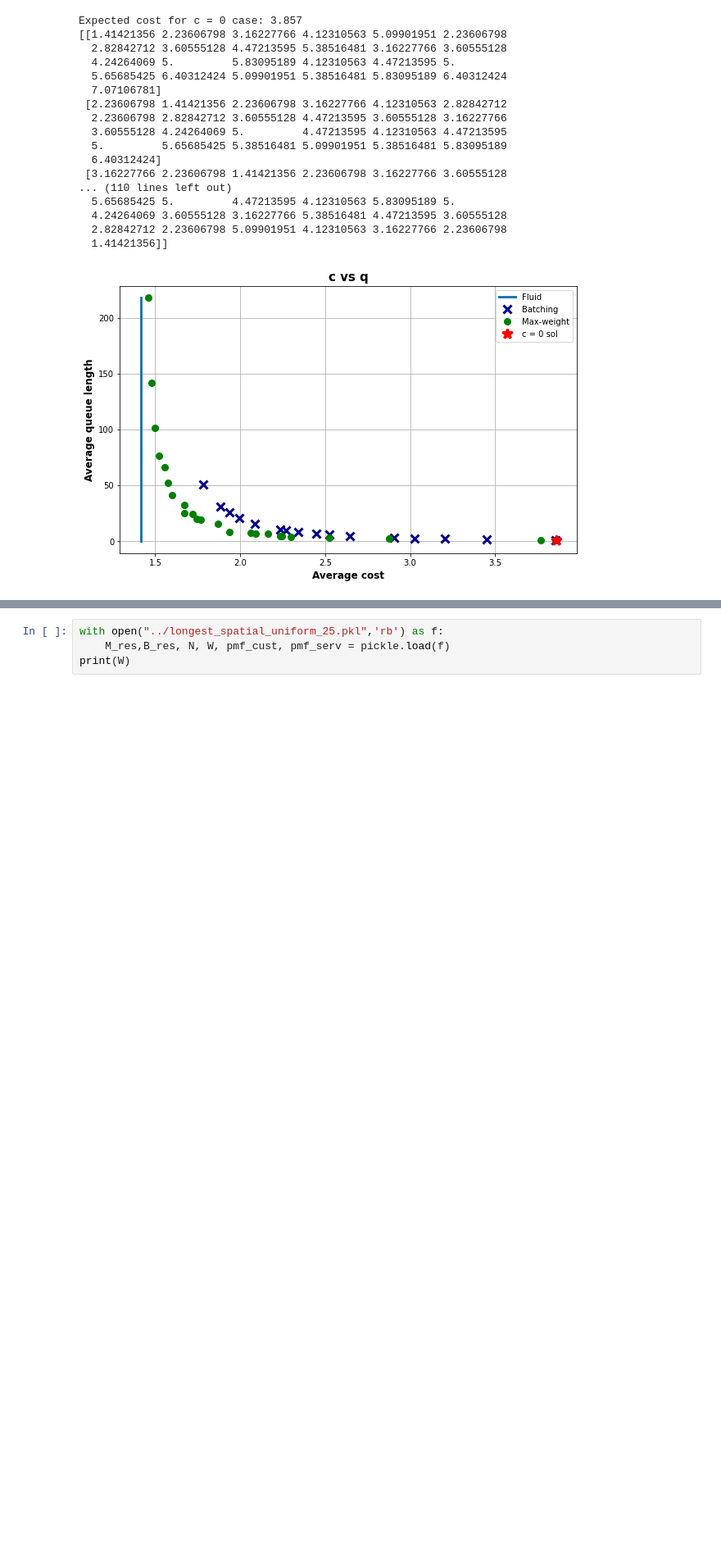
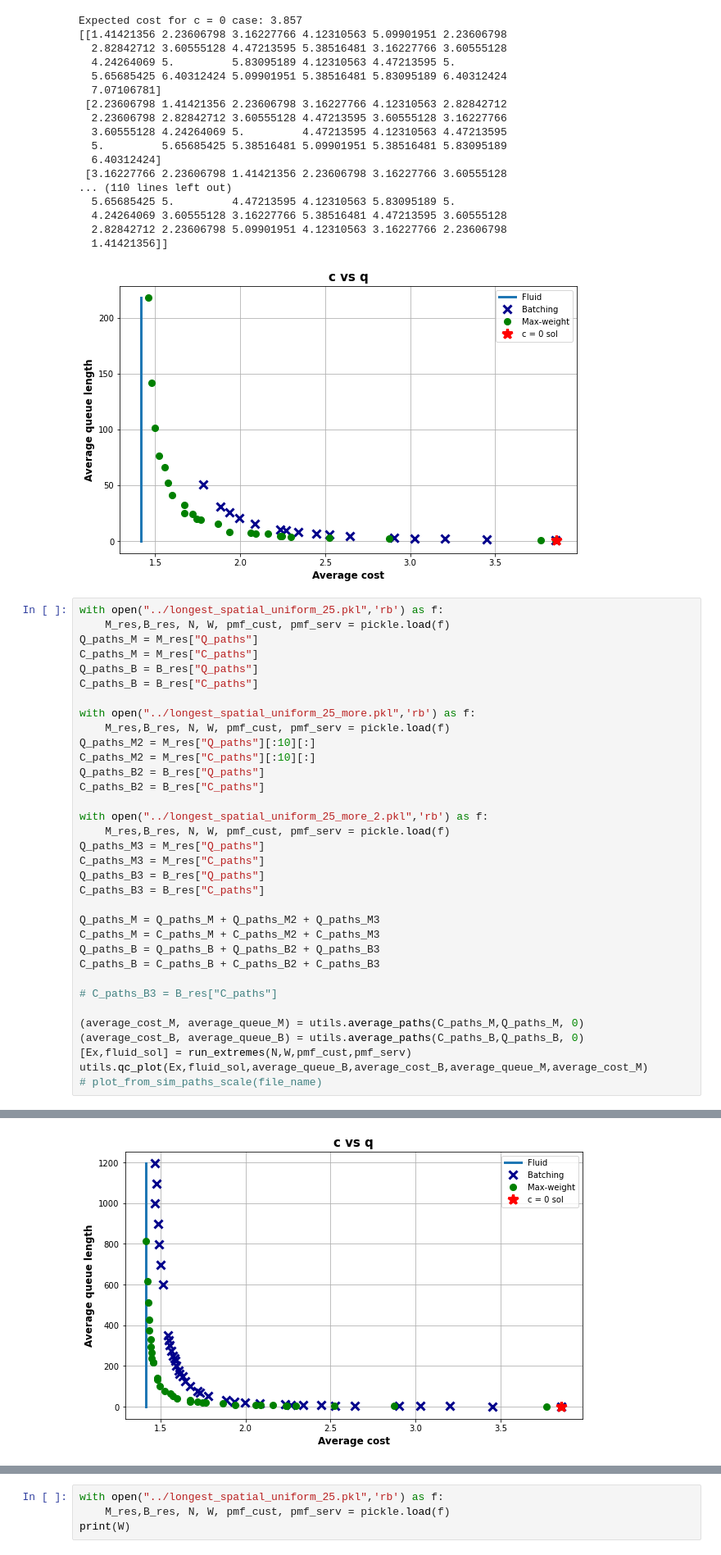
Before and after one commit to mew-two-github/Spatial-Matching-Simulations, a Jupyter notebook: august-individual-plots.ipynb, the cells around one changed output, grey strips where cells are left out. Shown: that part at 82% size. Saved outputs shown, nothing was run; the diff lists cells and outputs as text; blank space fills up the shorter version.

```diff
--- a/august-individual-plots.ipynb
+++ b/august-individual-plots.ipynb
@@ -209,3 +205,38 @@ Expected cost for c = 0 case: 3.857
   2.82842712 2.23606798 5.09901951 4.12310563 3.16227766 2.23606798
   1.41421356]]
 [figure]
+# %%
+with open("../longest_spatial_uniform_25.pkl",'rb') as f:
+    M_res,B_res, N, W, pmf_cust, pmf_serv = pickle.load(f)
+Q_paths_M = M_res["Q_paths"]
+C_paths_M = M_res["C_paths"]
+Q_paths_B = B_res["Q_paths"]
+C_paths_B = B_res["C_paths"]
+
+with open("../longest_spatial_uniform_25_more.pkl",'rb') as f:
+    M_res,B_res, N, W, pmf_cust, pmf_serv = pickle.load(f)
+Q_paths_M2 = M_res["Q_paths"][:10][:]
+C_paths_M2 = M_res["C_paths"][:10][:]
+Q_paths_B2 = B_res["Q_paths"]
+C_paths_B2 = B_res["C_paths"]
+
+with open("../longest_spatial_uniform_25_more_2.pkl",'rb') as f:
+    M_res,B_res, N, W, pmf_cust, pmf_serv = pickle.load(f)
+Q_paths_M3 = M_res["Q_paths"]
+C_paths_M3 = M_res["C_paths"]
+Q_paths_B3 = B_res["Q_paths"]
+C_paths_B3 = B_res["C_paths"]
+
+Q_paths_M = Q_paths_M + Q_paths_M2 + Q_paths_M3
+C_paths_M = C_paths_M + C_paths_M2 + C_paths_M3
+Q_paths_B = Q_paths_B + Q_paths_B2 + Q_paths_B3
+C_paths_B = C_paths_B + C_paths_B2 + C_paths_B3
+
+# C_paths_B3 = B_res["C_paths"]
+
+(average_cost_M, average_queue_M) = utils.average_paths(C_paths_M,Q_paths_M, 0)
+(average_cost_B, average_queue_B) = utils.average_paths(C_paths_B,Q_paths_B, 0)
+[Ex,fluid_sol] = run_extremes(N,W,pmf_cust,pmf_serv)
+utils.qc_plot(Ex,fluid_sol,average_queue_B,average_cost_B,average_queue_M,average_cost_M)
+# plot_from_sim_paths_scale(file_name)
+# %% [output]
@@ -211,0 +260 @@ Expected cost for c = 0 case: 3.857
+[figure, added]
```
Also changed, not shown: parts of 9 cells of this notebook, 3 other files.
